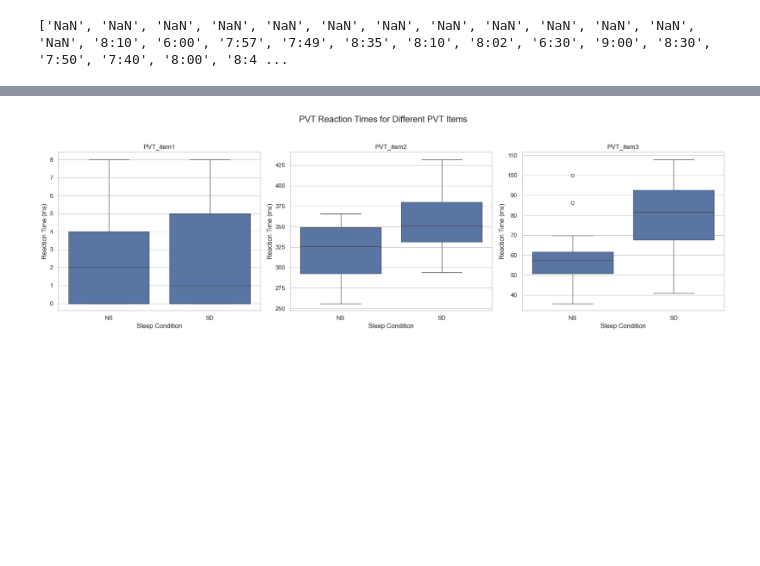
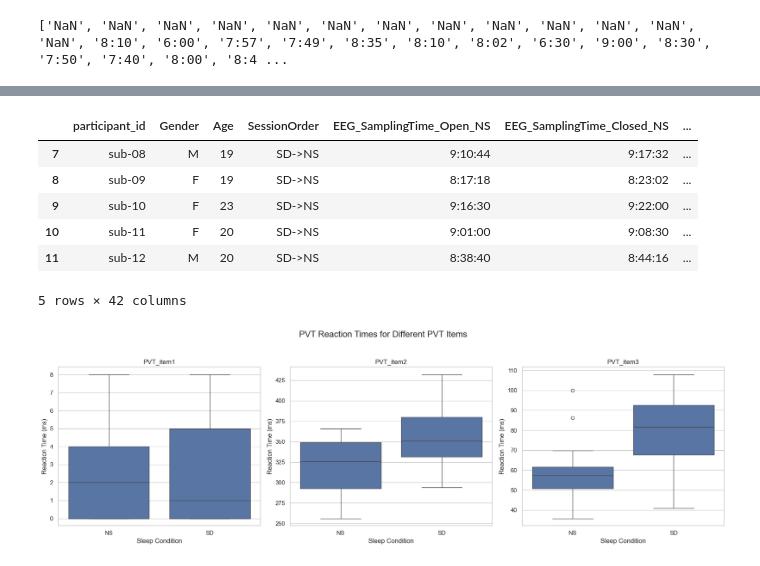
Before and after one commit to yangwestyyy21/sleepdeprivation_COGS138, a Jupyter notebook: sleepdeprivation_COGS138/EDA.ipynb, the cells around one changed output, grey strips where cells are left out. Saved outputs shown, nothing was run; the diff lists cells and outputs as text; code cells hidden in the pictures; blank space fills up the shorter version.

```diff
--- a/sleepdeprivation_COGS138/EDA.ipynb
+++ b/sleepdeprivation_COGS138/EDA.ipynb
@@ -121,3 +166,14 @@ print(timedif)
+# %%
+df_sd1st = df[df['SessionOrder'] == 'SD->NS']
+df_sd1st.head()
+# %% [output]
+|  | participant_id | Gender | Age | SessionOrder | EEG_SamplingTime_Open_NS | EEG_SamplingTime_Closed_NS | ... |
+| 7 | sub-08 | M | 19 | SD->NS | 9:10:44 | 9:17:32 | ... |
+| 8 | sub-09 | F | 19 | SD->NS | 8:17:18 | 8:23:02 | ... |
+| 9 | sub-10 | F | 23 | SD->NS | 9:16:30 | 9:22:00 | ... |
+| 10 | sub-11 | F | 20 | SD->NS | 9:01:00 | 9:08:30 | ... |
+| 11 | sub-12 | M | 20 | SD->NS | 8:38:40 | 8:44:16 | ... |
+5 rows × 42 columns
 # %%
 # null values automatically ignored when plotting
 df_long = pd.melt(df[['PVT_item1_NS', 'PVT_item1_SD', 'PVT_item2_NS', 'PVT_item2_SD', 'PVT_item3_NS', 'PVT_item3_SD']], var_name='Condition', value_name='Reaction Time')
```
Also changed, not shown: parts of 5 cells of this notebook.
